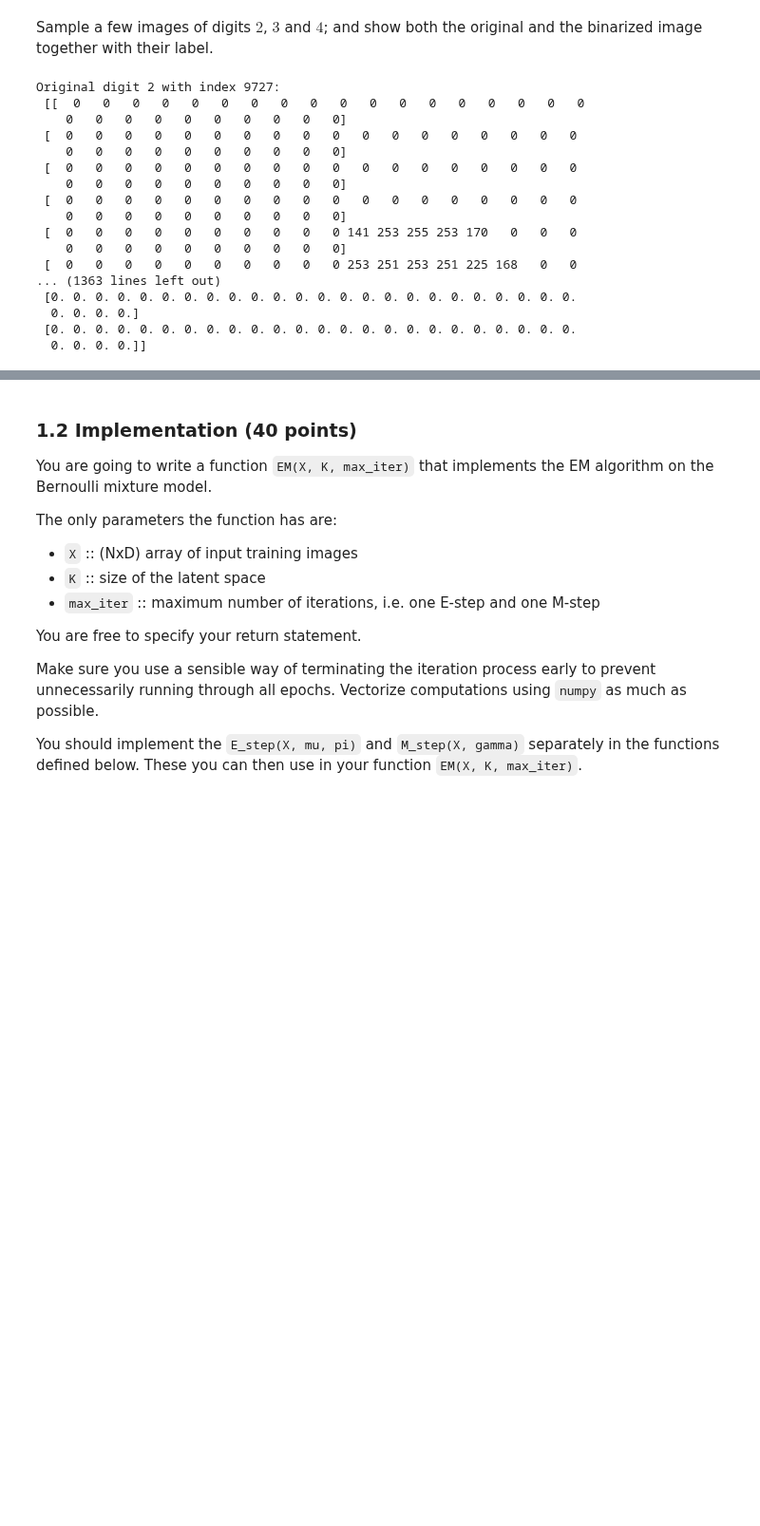
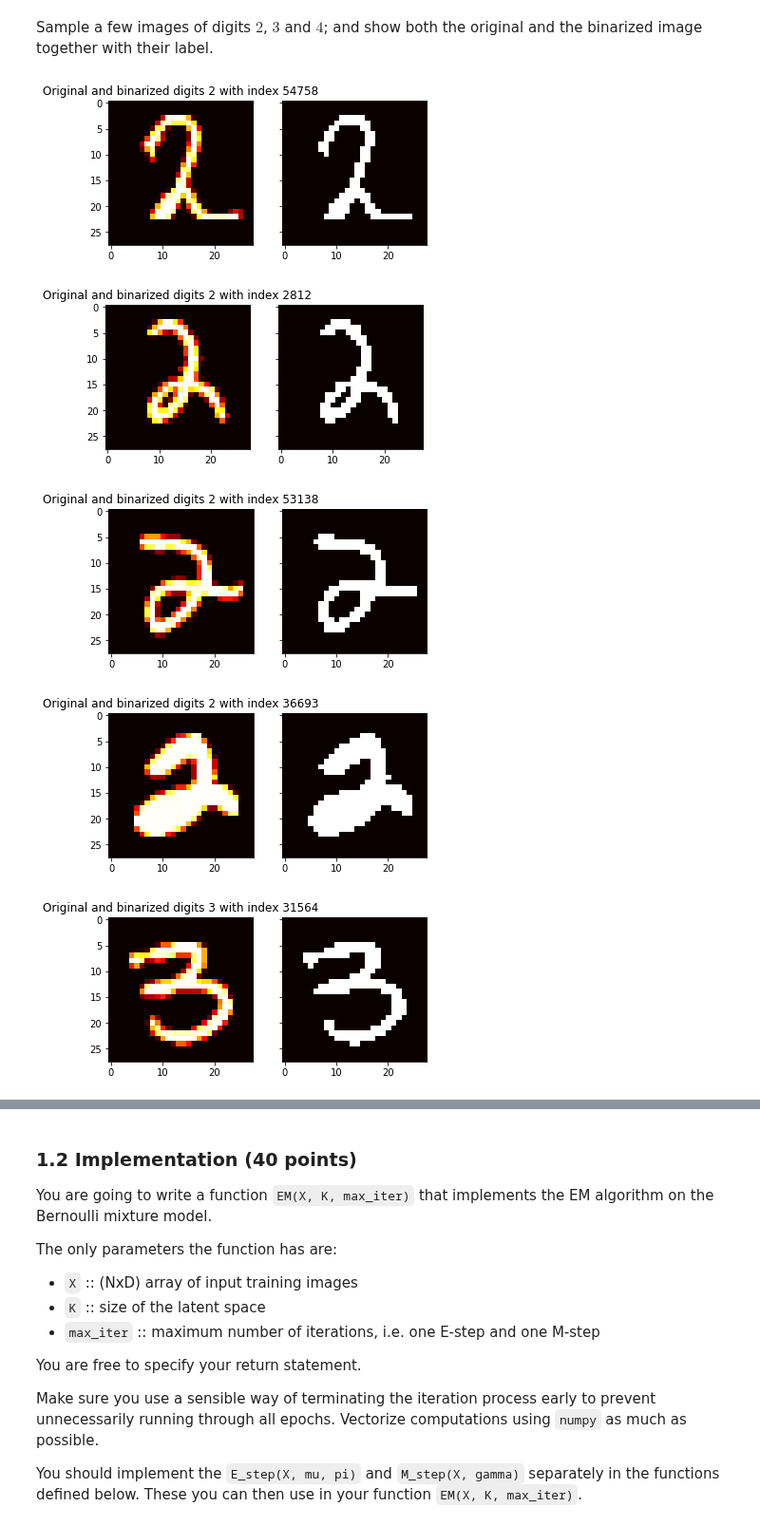
Before and after one commit to Kaleidophon/bayesian-buffalo, a Jupyter notebook: lab3/lab3.ipynb, the cells around one changed output, grey strips where cells are left out. Shown at 95% size. Saved outputs shown, nothing was run; the diff lists cells and outputs as text; code cells hidden in the pictures; blank space fills up the shorter version.

```diff
--- a/lab3/lab3.ipynb
+++ b/lab3/lab3.ipynb
@@ -72,45 +72,37 @@ Sample a few images of digits $2$, $3$ and $4$; and show both the original and t
 # %%
 from random import sample
 
 def compare_digits(digit, sample_size, training_labels, original_train_data, binarized_train_data):
     digit_indices = np.where(training_labels == digit)[0]
     sampled_indices = sample(list(digit_indices), k=sample_size)
     sampled_original_digits = original_train_data[sampled_indices]
     sampled_binarized_digits = binarized_train_data[sampled_indices]
 
     for sample_index, original_digit, binarized_digit in zip(sampled_indices, sampled_original_digits, sampled_binarized_digits):
-        print("Original digit {} with index {}:\n".format(digit, sample_index), original_digit.reshape(28, 28))
-        print("Binarized digit {} with index {}:\n".format(digit, sample_index), binarized_digit.reshape(28, 28), "\n")
+        f, (ax1, ax2) = plt.subplots(1, 2, sharey=True)
+        ax1.set_title("Original and binarized digits {} with index {}".format(digit, sample_index))
+        ax1.imshow(original_digit.reshape(28, 28), cmap='hot', interpolation='nearest')
+        ax2.imshow(binarized_digit.reshape(28, 28), cmap='hot', interpolation='nearest')
+
+        plt.show()
 
 compare_digits(
     digit=2, sample_size=4, training_labels=train_labels,
     original_train_data=train_data, binarized_train_data=bin_train_data
 )
 
 compare_digits(
     digit=3, sample_size=4, training_labels=train_labels,
     original_train_data=train_data, binarized_train_data=bin_train_data
 )
 
 compare_digits(
     digit=4, sample_size=4, training_labels=train_labels,
     original_train_data=train_data, binarized_train_data=bin_train_data
 )
 # %% [output]
-Original digit 2 with index 9727:
- [[  0   0   0   0   0   0   0   0   0   0   0   0   0   0   0   0   0   0
-    0   0   0   0   0   0   0   0   0   0]
- [  0   0   0   0   0   0   0   0   0   0   0   0   0   0   0   0   0   0
-    0   0   0   0   0   0   0   0   0   0]
- [  0   0   0   0   0   0   0   0   0   0   0   0   0   0   0   0   0   0
-    0   0   0   0   0   0   0   0   0   0]
- [  0   0   0   0   0   0   0   0   0   0   0   0   0   0   0   0   0   0
-    0   0   0   0   0   0   0   0   0   0]
- [  0   0   0   0   0   0   0   0   0   0 141 253 255 253 170   0   0   0
-    0   0   0   0   0   0   0   0   0   0]
- [  0   0   0   0   0   0   0   0   0   0 253 251 253 251 225 168   0   0
-... (1363 lines left out)
- [0. 0. 0. 0. 0. 0. 0. 0. 0. 0. 0. 0. 0. 0. 0. 0. 0. 0. 0. 0. 0. 0. 0. 0.
-  0. 0. 0. 0.]
- [0. 0. 0. 0. 0. 0. 0. 0. 0. 0. 0. 0. 0. 0. 0. 0. 0. 0. 0. 0. 0. 0. 0. 0.
-  0. 0. 0. 0.]]
+[figure, added]
+[figure, added]
+[figure, added]
+[figure, added]
+[figure, added]
```
Also changed, not shown: parts of 3 cells of this notebook.
